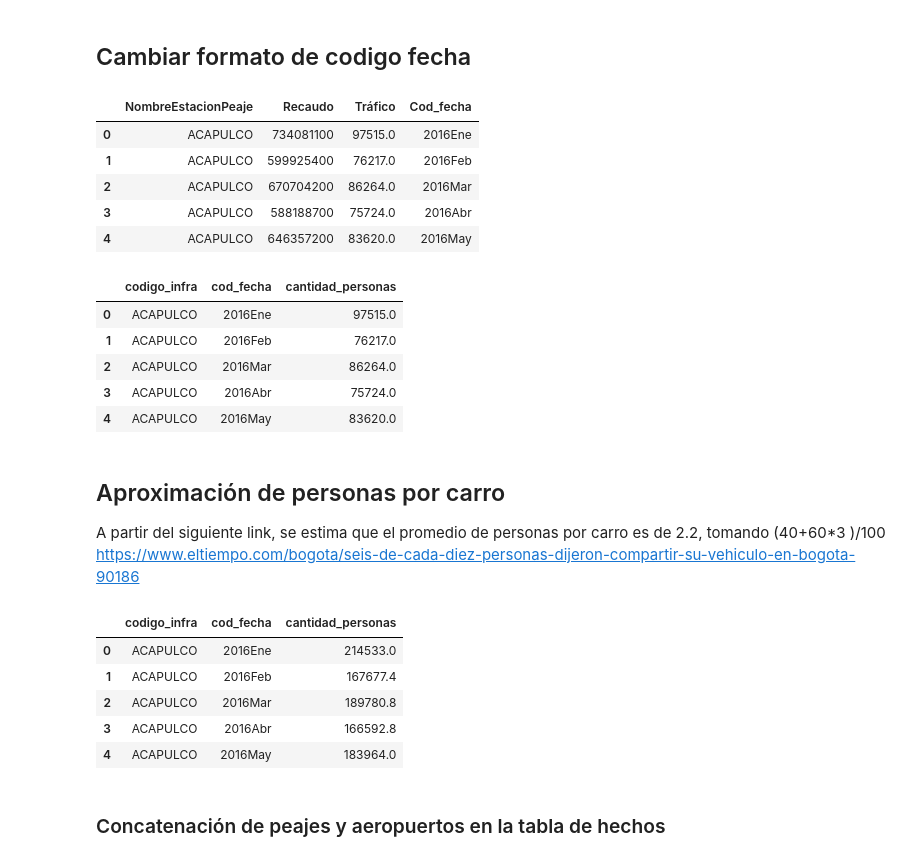
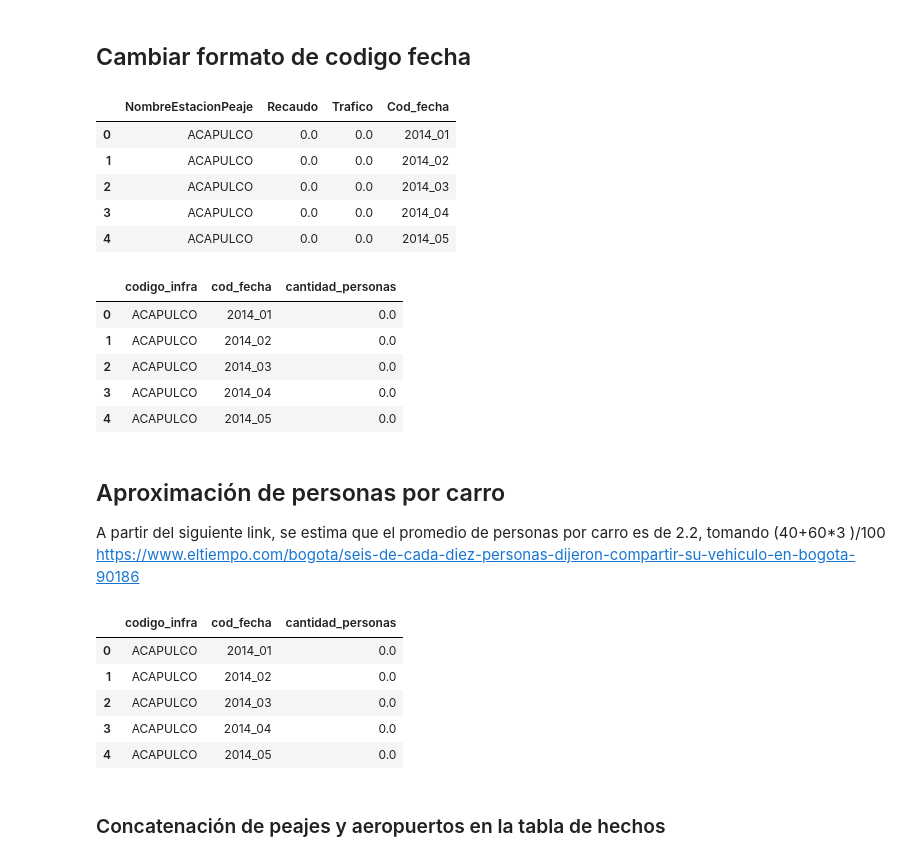
Before and after one commit to ddelcastillo/BI_Proyecto_2, a Jupyter notebook: E3/Preparación Aeropuertos y Peajes.ipynb, the cells around one changed output. Cells and saved outputs as stored; diff of their text form; code cells hidden in the pictures.

```diff
--- a/E3/Preparación Aeropuertos y Peajes.ipynb
+++ b/E3/Preparación Aeropuertos y Peajes.ipynb
@@ -200,6 +217,6 @@ fact_infra.tail()
 # %% [markdown]
 ## Datos peajes
 # %%
-fact_peajes = pd.read_csv("./../E1/Tabla_hechos_recaudo_trafico.csv", index_col=0)
+fact_peajes = pd.read_csv("datos modificados/Tabla_de_hechos_final.csv")
 fact_peajes.head()
 # %% [output]
@@ -266,23 +286,24 @@ infra.tail()
 #pendiente
 fact_peajes.head()
 # %% [output]
-|  | NombreEstacionPeaje | Recaudo | Tráfico | Cod_fecha |
-| 0 | ACAPULCO | 734081100 | 97515.0 | 2016Ene |
-| 1 | ACAPULCO | 599925400 | 76217.0 | 2016Feb |
-| 2 | ACAPULCO | 670704200 | 86264.0 | 2016Mar |
-| 3 | ACAPULCO | 588188700 | 75724.0 | 2016Abr |
-| 4 | ACAPULCO | 646357200 | 83620.0 | 2016May |
+|  | NombreEstacionPeaje | Recaudo | Trafico | Cod_fecha |
+| 0 | ACAPULCO | 0.0 | 0.0 | 2014_01 |
+| 1 | ACAPULCO | 0.0 | 0.0 | 2014_02 |
+| 2 | ACAPULCO | 0.0 | 0.0 | 2014_03 |
+| 3 | ACAPULCO | 0.0 | 0.0 | 2014_04 |
+| 4 | ACAPULCO | 0.0 | 0.0 | 2014_05 |
 # %%
-fact_peajes = fact_peajes.filter(['NombreEstacionPeaje', 'Cod_fecha','Tráfico'], axis=1)
-fact_peajes = fact_peajes.rename(columns={'NombreEstacionPeaje': 'codigo_infra', 'Cod_fecha':'cod_fecha','Tráfico':'cantidad_personas'})
+fact_peajes = fact_peajes.filter(['NombreEstacionPeaje', 'Cod_fecha','Trafico'], axis=1)
+fact_peajes = fact_peajes.rename(columns={'NombreEstacionPeaje': 'codigo_infra',
+                                          'Cod_fecha':'cod_fecha','Trafico':'cantidad_personas'})
 fact_peajes.head()
 # %% [output]
 |  | codigo_infra | cod_fecha | cantidad_personas |
-| 0 | ACAPULCO | 2016Ene | 97515.0 |
-| 1 | ACAPULCO | 2016Feb | 76217.0 |
-| 2 | ACAPULCO | 2016Mar | 86264.0 |
-| 3 | ACAPULCO | 2016Abr | 75724.0 |
-| 4 | ACAPULCO | 2016May | 83620.0 |
+| 0 | ACAPULCO | 2014_01 | 0.0 |
+| 1 | ACAPULCO | 2014_02 | 0.0 |
+| 2 | ACAPULCO | 2014_03 | 0.0 |
+| 3 | ACAPULCO | 2014_04 | 0.0 |
+| 4 | ACAPULCO | 2014_05 | 0.0 |
 # %% [markdown]
 ## Aproximación de personas por carro
 A partir del siguiente link, se estima que el promedio de personas por carro es de 2.2, tomando (40+60*3 )/100
@@ -292,11 +313,11 @@ fact_peajes['cantidad_personas'] = 2.2*fact_peajes['cantidad_personas']
 fact_peajes.head()
 # %% [output]
 |  | codigo_infra | cod_fecha | cantidad_personas |
-| 0 | ACAPULCO | 2016Ene | 214533.0 |
-| 1 | ACAPULCO | 2016Feb | 167677.4 |
-| 2 | ACAPULCO | 2016Mar | 189780.8 |
-| 3 | ACAPULCO | 2016Abr | 166592.8 |
-| 4 | ACAPULCO | 2016May | 183964.0 |
+| 0 | ACAPULCO | 2014_01 | 0.0 |
+| 1 | ACAPULCO | 2014_02 | 0.0 |
+| 2 | ACAPULCO | 2014_03 | 0.0 |
+| 3 | ACAPULCO | 2014_04 | 0.0 |
+| 4 | ACAPULCO | 2014_05 | 0.0 |
 # %% [markdown]
 ### Concatenación de peajes y aeropuertos en la tabla de hechos
 # %%
```
Also changed, not shown: parts of 22 cells of this notebook, 4 other files.
